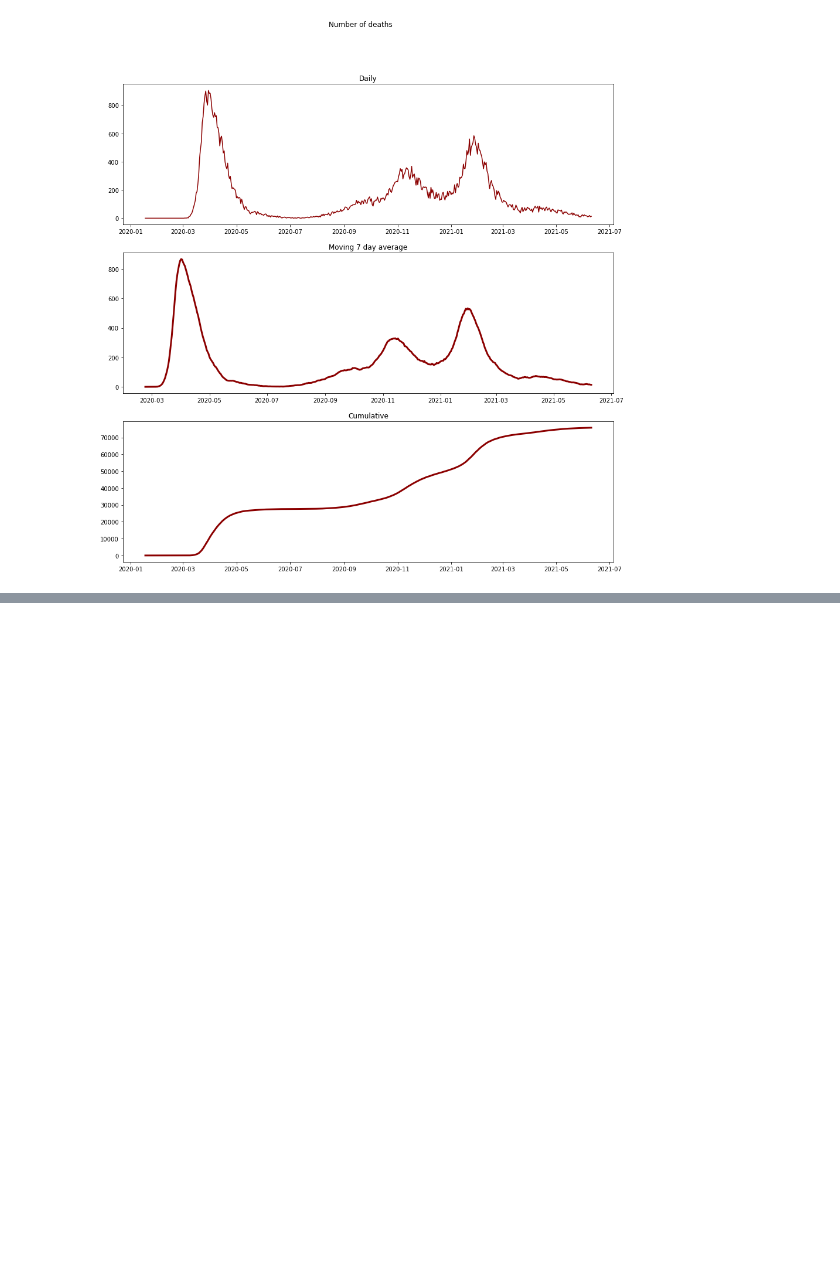
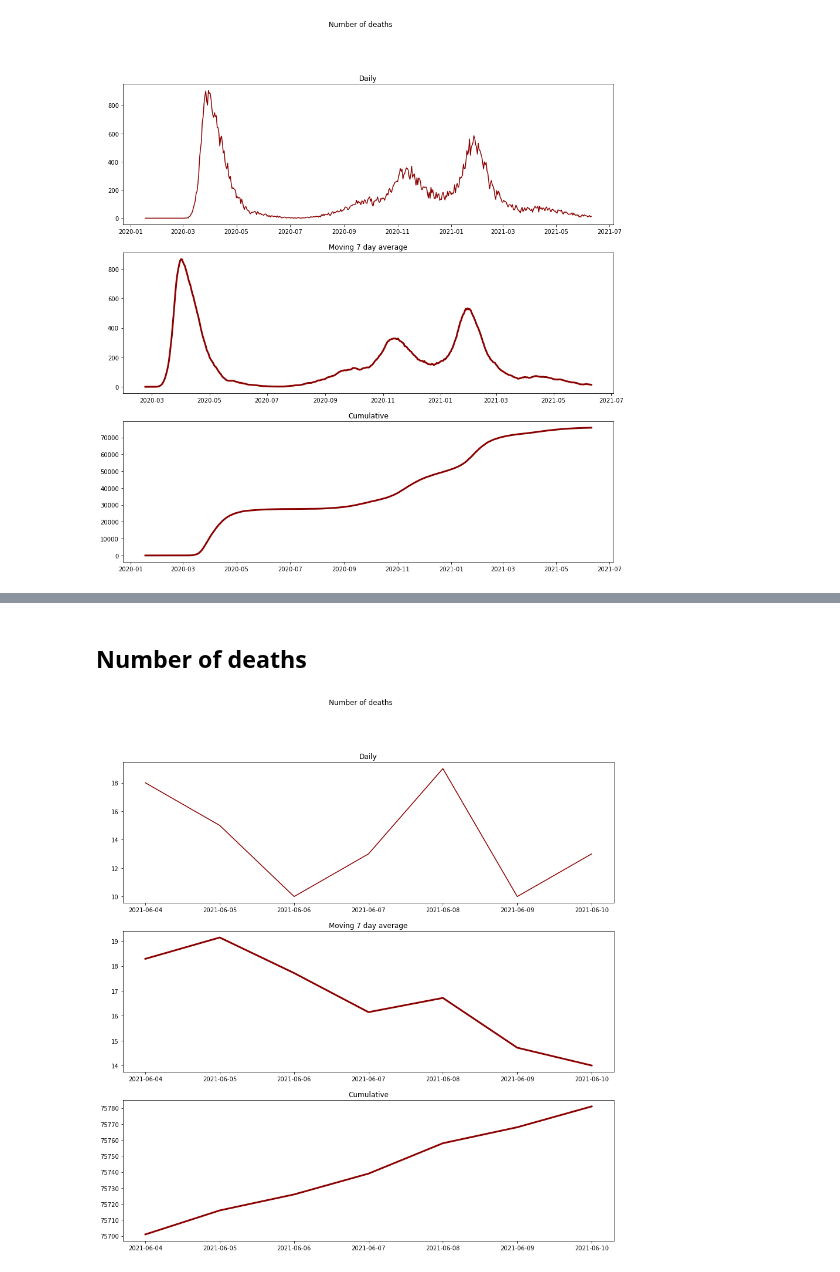
Before and after one commit to ffreire92/final_project, a Jupyter notebook: Pandemic_Overview.ipynb, the cells around one changed output, grey strips where cells are left out. Cells and saved outputs as stored; diff of their text form; code cells hidden in the pictures; blank space fills up the shorter version.

```diff
--- a/Pandemic_Overview.ipynb
+++ b/Pandemic_Overview.ipynb
@@ -359,0 +382,6 @@ overview(bydate, 'Number of deaths')
+# %% [markdown]
+## Number of deaths
+# %%
+overview(last7, 'Number of deaths')
+# %% [output]
+[figure, added]
```
Also changed, not shown: parts of 32 cells of this notebook, 1 other file.
